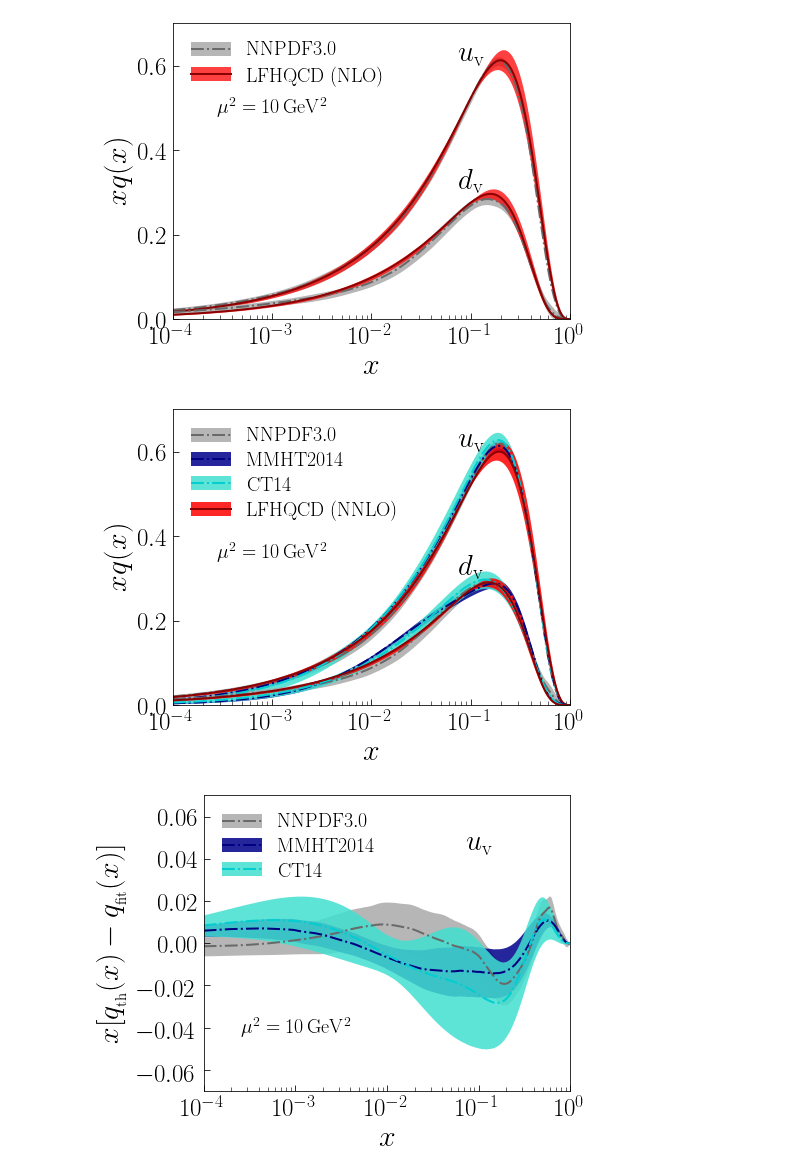
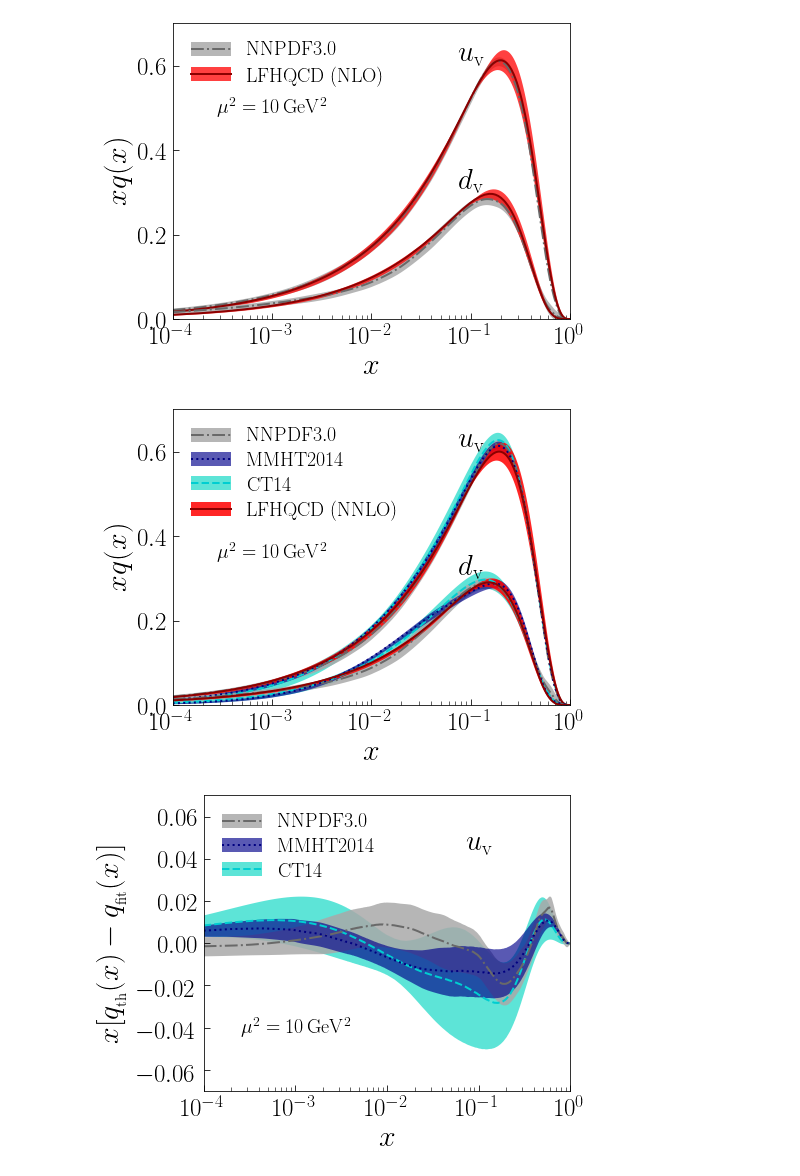
Before and after one commit to TianboLiu/LFHQCD, a Jupyter notebook: evolution/compare-proton.ipynb, the cells around one changed output. Cells and saved outputs as stored; diff of their text form; code cells hidden in the pictures.

```diff
--- a/evolution/compare-proton.ipynb
+++ b/evolution/compare-proton.ipynb
@@ -746,22 +746,22 @@ nrows,ncols=1,1
 py.figure(figsize=(ncols*7,nrows*7*0.75))
 
 ax=py.subplot(nrows,ncols,1)
-#NNPDF
+#Fits
+t3=ax.plot(xf['CT NNLO Q2=10'][:,0], xf['CT NNLO Q2=10'][:,1], color='darkturquoise',ls='--', linewidth=2)
+t4=ax.fill_between(xf['CT NNLO Q2=10'][:,0],\
+                   (xf['CT NNLO Q2=10'][:,1]-xf['CT NNLO Q2=10'][:,14]),\
+                   (xf['CT NNLO Q2=10'][:,1]+xf['CT NNLO Q2=10'][:,14]),\
+                color='turquoise', alpha=0.85, linewidth=0)
 c1=ax.plot(xf['NNPDF NNLO Q2=10'][:,0], xf['NNPDF NNLO Q2=10'][:,1], color='dimgray',ls='-.', linewidth=2)
 c2=ax.fill_between(xf['NNPDF NNLO Q2=10'][:,0],\
                    (xf['NNPDF NNLO Q2=10'][:,1]-xf['NNPDF NNLO Q2=10'][:,14]),\
                    (xf['NNPDF NNLO Q2=10'][:,1]+xf['NNPDF NNLO Q2=10'][:,14]),\
                 color='darkgray', alpha=0.85, linewidth=0)
-t1=ax.plot(xf['MMHT NNLO Q2=10'][:,0], xf['MMHT NNLO Q2=10'][:,1], color='navy',ls='-.', linewidth=2)
+t1=ax.plot(xf['MMHT NNLO Q2=10'][:,0], xf['MMHT NNLO Q2=10'][:,1], color='navy',ls=':', linewidth=2)
 t2=ax.fill_between(xf['MMHT NNLO Q2=10'][:,0],\
                    (xf['MMHT NNLO Q2=10'][:,1]-xf['MMHT NNLO Q2=10'][:,14]),\
                    (xf['MMHT NNLO Q2=10'][:,1]+xf['MMHT NNLO Q2=10'][:,14]),\
-                color='darkblue', alpha=0.85, linewidth=0)
-t3=ax.plot(xf['CT NNLO Q2=10'][:,0], xf['CT NNLO Q2=10'][:,1], color='darkturquoise',ls='-.', linewidth=2)
-t4=ax.fill_between(xf['CT NNLO Q2=10'][:,0],\
-                   (xf['CT NNLO Q2=10'][:,1]-xf['CT NNLO Q2=10'][:,14]),\
-                   (xf['CT NNLO Q2=10'][:,1]+xf['CT NNLO Q2=10'][:,14]),\
-                color='turquoise', alpha=0.85, linewidth=0)
+                color='darkblue', alpha=0.65, linewidth=0)
 #t5=ax.plot(xf['HERAPDF NNLO Q2=10'][:,0], xf['HERAPDF NNLO Q2=10'][:,1], color='darkgreen',ls='-.', linewidth=2)
 #t6=ax.fill_between(xf['HERAPDF NNLO Q2=10'][:,0],\
 #                   (xf['HERAPDF NNLO Q2=10'][:,1]-xf['HERAPDF NNLO Q2=10'][:,14]),\
@@ -773,22 +773,22 @@ c4=ax.fill_between(xf['proton exp4 central'][:,0].T,\
                 (xf['proton exp4 central'][:,1]-((xf['proton exp4 shift1'][:,1]-xf['proton exp4 shift2'][:,1])**2+(xf['proton exp4 shift3'][:,1]-xf['proton exp4 shift4'][:,1])**2)**0.5/2).T,\
                 (xf['proton exp4 central'][:,1]+((xf['proton exp4 shift1'][:,1]-xf['proton exp4 shift2'][:,1])**2+(xf['proton exp4 shift3'][:,1]-xf['proton exp4 shift4'][:,1])**2)**0.5/2).T,\
                 color='red', alpha=0.85, linewidth=0, label=r'$\rm LFHQCD$')
-#NNPDF
+#Fits
+ax.plot(xf['CT NNLO Q2=10'][:,0], xf['CT NNLO Q2=10'][:,2], color='darkturquoise',ls='--', linewidth=2)
+ax.fill_between(xf['CT NNLO Q2=10'][:,0],\
+                   (xf['CT NNLO Q2=10'][:,2]-xf['CT NNLO Q2=10'][:,15]),\
+                   (xf['CT NNLO Q2=10'][:,2]+xf['CT NNLO Q2=10'][:,15]),\
+                color='turquoise', alpha=0.85, linewidth=0)
 ax.plot(xf['NNPDF NNLO Q2=10'][:,0], xf['NNPDF NNLO Q2=10'][:,2], color='dimgray',ls='-.', linewidth=2)
 ax.fill_between(xf['NNPDF NNLO Q2=10'][:,0],\
                 (xf['NNPDF NNLO Q2=10'][:,2]-xf['NNPDF NNLO Q2=10'][:,15]),\
                 (xf['NNPDF NNLO Q2=10'][:,2]+xf['NNPDF NNLO Q2=10'][:,15]),\
                 color='darkgray', alpha=0.85, linewidth=0)
-ax.plot(xf['MMHT NNLO Q2=10'][:,0], xf['MMHT NNLO Q2=10'][:,2], color='navy',ls='-.', linewidth=2)
+ax.plot(xf['MMHT NNLO Q2=10'][:,0], xf['MMHT NNLO Q2=10'][:,2], color='navy',ls=':', linewidth=2)
 ax.fill_between(xf['MMHT NNLO Q2=10'][:,0],\
                    (xf['MMHT NNLO Q2=10'][:,2]-xf['MMHT NNLO Q2=10'][:,15]),\
                    (xf['MMHT NNLO Q2=10'][:,2]+xf['MMHT NNLO Q2=10'][:,15]),\
-                color='darkblue', alpha=0.85, linewidth=0)
-ax.plot(xf['CT NNLO Q2=10'][:,0], xf['CT NNLO Q2=10'][:,2], color='darkturquoise',ls='-.', linewidth=2)
-ax.fill_between(xf['CT NNLO Q2=10'][:,0],\
-                   (xf['CT NNLO Q2=10'][:,2]-xf['CT NNLO Q2=10'][:,15]),\
-                   (xf['CT NNLO Q2=10'][:,2]+xf['CT NNLO Q2=10'][:,15]),\
-                color='turquoise', alpha=0.85, linewidth=0)
+                color='darkblue', alpha=0.65, linewidth=0)
 #ax.plot(xf['HERAPDF NNLO Q2=10'][:,0], xf['HERAPDF NNLO Q2=10'][:,2], color='darkgreen',ls='-.', linewidth=2)
 #ax.fill_between(xf['HERAPDF NNLO Q2=10'][:,0],\
 #                   (xf['HERAPDF NNLO Q2=10'][:,2]-xf['HERAPDF NNLO Q2=10'][:,15]),\
@@ -822,51 +822,51 @@ ax.legend(L, H, fontsize=20,frameon=False, labelspacing=0.3, loc='upper left')
 py.tight_layout()
 py.savefig('results/proton-more-xf.pdf')
 # %% [output]
-[figure, old version]
+[figure, new version]
 # %%
 nrows,ncols=1,1
 py.figure(figsize=(ncols*7,nrows*7*0.75))
 
 ax=py.subplot(nrows,ncols,1)
-#NNPDF
+#Fits
+t3=ax.plot(xf['CT NNLO Q2=10'][:-2,0], (xf['proton exp4 central'][:-2,1]-xf['CT NNLO Q2=10'][:-2,1]), color='darkturquoise',ls='--', linewidth=2)
+t4=ax.fill_between(xf['CT NNLO Q2=10'][:-2,0],\
+                   (xf['proton exp4 central'][:-2,1]-xf['CT NNLO Q2=10'][:-2,1]-xf['CT NNLO Q2=10'][:-2,14]),\
+                   (xf['proton exp4 central'][:-2,1]-xf['CT NNLO Q2=10'][:-2,1]+xf['CT NNLO Q2=10'][:-2,14]),\
+                color='turquoise', alpha=0.85, linewidth=0)
 c1=ax.plot(xf['NNPDF NNLO Q2=10'][:-2,0], (xf['proton exp4 central'][:-2,1]-xf['NNPDF NNLO Q2=10'][:-2,1]), color='dimgray',ls='-.', linewidth=2)
 c2=ax.fill_between(xf['NNPDF NNLO Q2=10'][:-2,0],\
                    (xf['proton exp4 central'][:-2,1]-xf['NNPDF NNLO Q2=10'][:-2,1]-xf['NNPDF NNLO Q2=10'][:-2,14]),\
                    (xf['proton exp4 central'][:-2,1]-xf['NNPDF NNLO Q2=10'][:-2,1]+xf['NNPDF NNLO Q2=10'][:-2,14]),\
                 color='darkgray', alpha=0.85, linewidth=0)
-t1=ax.plot(xf['MMHT NNLO Q2=10'][:-2,0], (xf['proton exp4 central'][:-2,1]-xf['MMHT NNLO Q2=10'][:-2,1]), color='navy',ls='-.', linewidth=2)
+t1=ax.plot(xf['MMHT NNLO Q2=10'][:-2,0], (xf['proton exp4 central'][:-2,1]-xf['MMHT NNLO Q2=10'][:-2,1]), color='navy',ls=':', linewidth=2)
 t2=ax.fill_between(xf['MMHT NNLO Q2=10'][:-2,0],\
                    (xf['proton exp4 central'][:-2,1]-xf['MMHT NNLO Q2=10'][:-2,1]-xf['MMHT NNLO Q2=10'][:-2,14]),\
                    (xf['proton exp4 central'][:-2,1]-xf['MMHT NNLO Q2=10'][:-2,1]+xf['MMHT NNLO Q2=10'][:-2,14]),\
-                color='darkblue', alpha=0.85, linewidth=0)
-t3=ax.plot(xf['CT NNLO Q2=10'][:-2,0], (xf['proton exp4 central'][:-2,1]-xf['CT NNLO Q2=10'][:-2,1]), color='darkturquoise',ls='-.', linewidth=2)
-t4=ax.fill_between(xf['CT NNLO Q2=10'][:-2,0],\
-                   (xf['proton exp4 central'][:-2,1]-xf['CT NNLO Q2=10'][:-2,1]-xf['CT NNLO Q2=10'][:-2,14]),\
-                   (xf['proton exp4 central'][:-2,1]-xf['CT NNLO Q2=10'][:-2,1]+xf['CT NNLO Q2=10'][:-2,14]),\
-                color='turquoise', alpha=0.85, linewidth=0)
+                color='darkblue', alpha=0.65, linewidth=0)
 #setting
 ax.set_xlabel(r'$x$',size=30)
 ax.set_ylabel(r'$x[q_{_{\rm th}}(x)-q_{_{\rm fit}}(x)]$',size=30)
 ax.set_xlim(1e-4,1)
 ax.set_ylim(-0.07,0.07)
 ax.set_xscale('log')
 ax.tick_params(axis='both', which='major', labelsize=25, direction='in', length=6, pad=6)
 ax.tick_params(axis='both', which='minor', direction='in', length=4)
 #ax.set_xticks([0.0,0.2,0.4,0.6,0.8,1.0])
 ax.set_yticks(np.linspace(-0.06,0.06,7))
 #ax.text(0.20,0.70,r'$\rm \mu_0^2 = 0.75\,GeV^2$',horizontalalignment='center',transform=ax.transAxes,size=20)
 ax.text(0.25,0.20,r'$\rm \mu^2 = 10\,GeV^2$',horizontalalignment='center',transform=ax.transAxes,size=20)
 ax.text(0.75,0.80,r'$u_{\rm v}$',horizontalalignment='center',transform=ax.transAxes,size=29)
 #ax.text(0.10,0.60,r'$u_{\rm v}$',horizontalalignment='center',size=29)
 #ax.text(0.10,0.30,r'$d_{\rm v}$',horizontalalignment='center',size=29)
 L=[(c2,c1[0]), (t2,t1[0]), (t4,t3[0])]
 H=[r'$\rm NNPDF3.0$', r'$\rm MMHT2014$', r'$\rm CT14$']
 ax.legend(L, H, fontsize=20,frameon=False, labelspacing=0.3, loc='upper left')
 
 py.tight_layout()
 py.savefig('results/proton-diff-xu.pdf')
 # %% [output]
-[figure, old version]
+[figure, new version]
 # %%
 nrows,ncols=1,1
 py.figure(figsize=(ncols*7,nrows*7*0.75))
```
Also changed, not shown: parts of 1 cell of this notebook, 3 other files.
